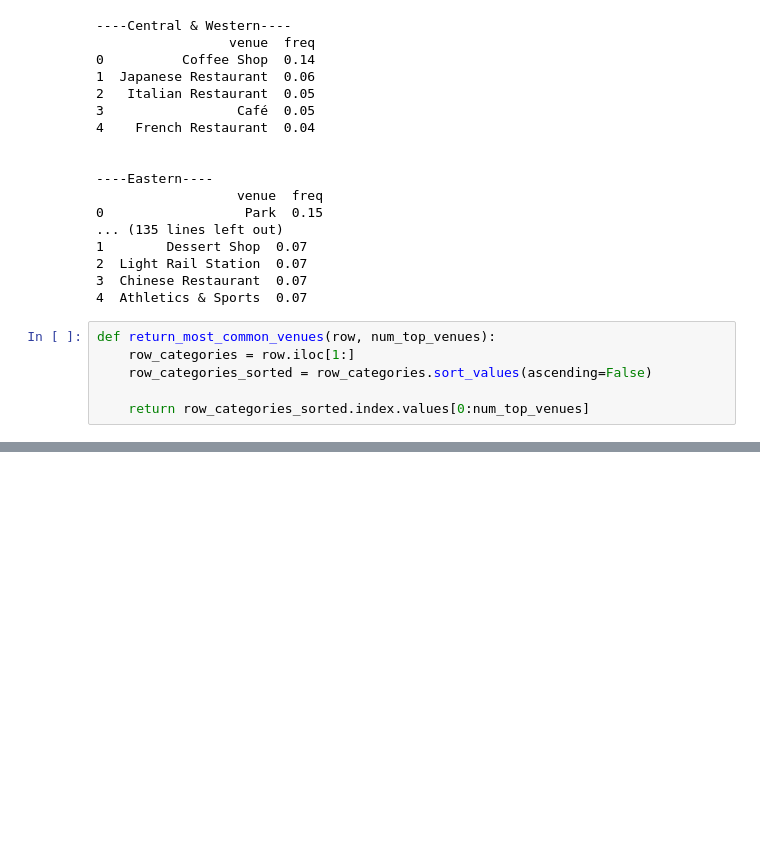
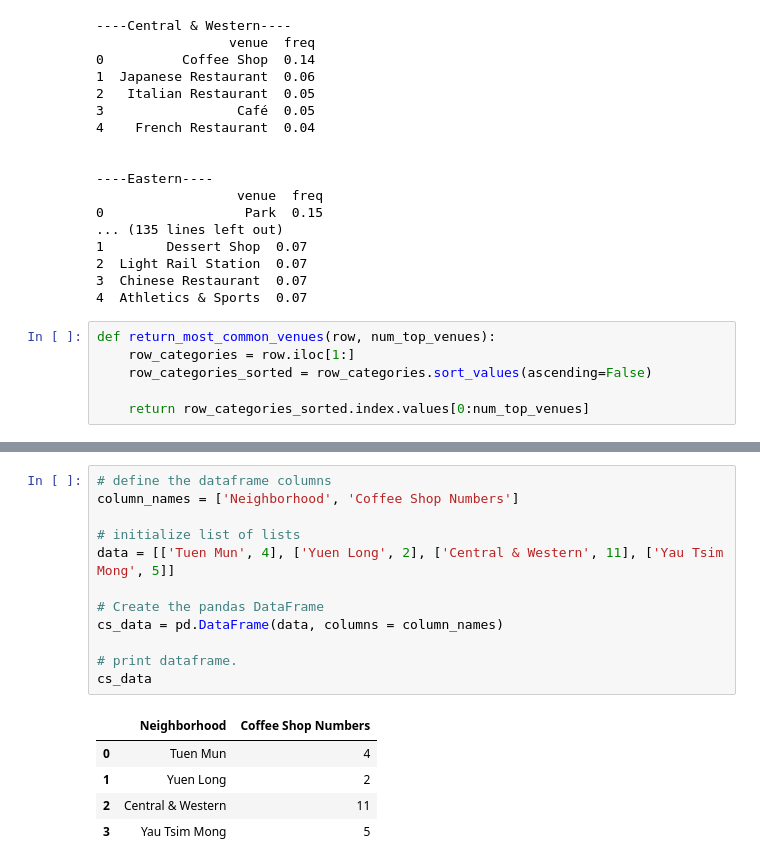
Before and after one commit to jayciehuman/Coursera_Capstone, a Jupyter notebook: Coursera Final Project.ipynb, the cells around one changed output, grey strips where cells are left out. Cells and saved outputs as stored; diff of their text form; blank space fills up the shorter version.

```diff
--- a/Coursera Final Project.ipynb
+++ b/Coursera Final Project.ipynb
@@ -364,0 +412,18 @@ neighborhoods_venues_sorted
+# %%
+# define the dataframe columns
+column_names = ['Neighborhood', 'Coffee Shop Numbers']
+
+# initialize list of lists
+data = [['Tuen Mun', 4], ['Yuen Long', 2], ['Central & Western', 11], ['Yau Tsim Mong', 5]]
+
+# Create the pandas DataFrame
+cs_data = pd.DataFrame(data, columns = column_names)
+
+# print dataframe.
+cs_data
+# %% [output]
+|  | Neighborhood | Coffee Shop Numbers |
+| 0 | Tuen Mun | 4 |
+| 1 | Yuen Long | 2 |
+| 2 | Central & Western | 11 |
+| 3 | Yau Tsim Mong | 5 |
```
Also changed, not shown: parts of 8 cells of this notebook.
